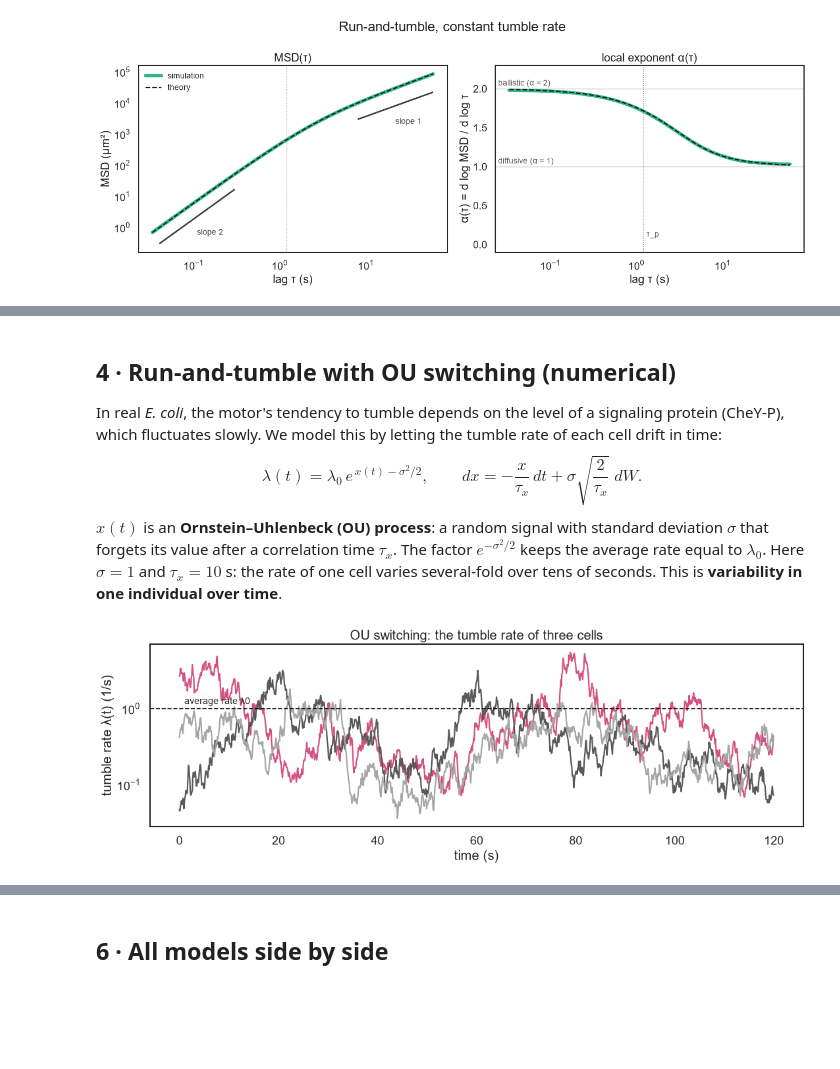
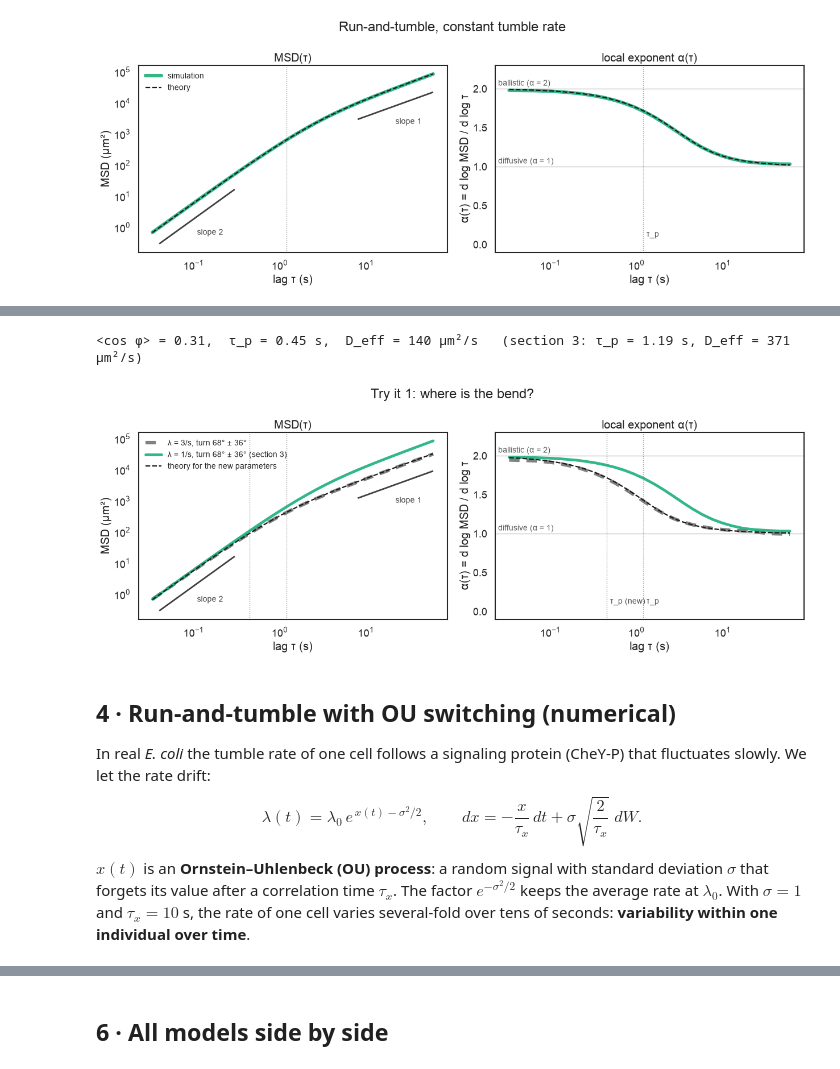
Before and after one commit to emonetlab/random_walk, a Jupyter notebook: notebooks/NB2_msd.ipynb, the cells around one changed output, grey strips where cells are left out. Drawn from its saved outputs; the diff is of its cells as text; code cells hidden in the pictures; blank space fills up the shorter version.

```diff
--- a/notebooks/NB2_msd.ipynb
+++ b/notebooks/NB2_msd.ipynb
@@ -135,25 +133,23 @@ plotting.msd_figure([(TAU, msd_rt, STYLE["run_tumble"], "simulation")],
+# %%
+LAM_TRY = 3.0            # 🔧 tumble rate (1/s). Try 0.3 and 3
+TURN_TRY = (68.0, 36.0)  # 🔧 turn angle: mean and standard deviation (degrees). Try (180, 10): a reversal
+# %%
+cos_try = sim.turn_angle_cos(TURN_TRY)
+tau_p_try = 1 / (LAM_TRY * (1 - cos_try) + DR)
+print(f"<cos φ> = {cos_try:.2f},  τ_p = {tau_p_try:.2f} s,  D_eff = {V**2 * tau_p_try / 2:.0f} µm²/s   (section 3: τ_p = {TAU_P:.2f} s, D_eff = {D_EFF:.0f} µm²/s)")
+msd_try = an.msd_many(lambda: sim.simulate_run_tumble(BATCH, T, FPS, rng, **dict(SWIM, run_rate=LAM_TRY, turn_angle=TURN_TRY))[0], LAGS, 3)
+plotting.msd_figure([(TAU, msd_try, GRAY, f"λ = {LAM_TRY:g}/s, turn {TURN_TRY[0]:g}° ± {TURN_TRY[1]:g}°"),
+                     (TAU, msd_rt, STYLE["run_tumble"], f"λ = {LAM:g}/s, turn {TURN[0]:g}° ± {TURN[1]:g}° (section 3)")],
+                    theory=[(TAU_FINE, an.msd_persistent(TAU_FINE, V, tau_p_try), "theory for the new parameters")],
+                    vlines=[(tau_p_try, "τ_p (new)"), (TAU_P, "τ_p")], slopes=[(2, 0.04, 0.3), (1, 8, 60)],
+                    title="Try it 1: where is the bend?")
+# %% [output]
+<cos φ> = 0.31,  τ_p = 0.45 s,  D_eff = 140 µm²/s   (section 3: τ_p = 1.19 s, D_eff = 371 µm²/s)
+[figure, added]
 # %% [markdown]
 ## 4 · Run-and-tumble with OU switching (numerical)
 
-In real *E. coli*, the motor's tendency to tumble depends on the level of a signaling protein (CheY-P), which fluctuates slowly. We model this by letting the tumble rate of each cell drift in time:
+In real *E. coli* the tumble rate of one cell follows a signaling protein (CheY-P) that fluctuates slowly. We let the rate drift:
 $$\lambda(t)=\lambda_0\,e^{\,x(t)-\sigma^2/2},\qquad dx=-\frac{x}{\tau_x}\,dt+\sigma\sqrt{\frac{2}{\tau_x}}\;dW .$$
-$x(t)$ is an **Ornstein–Uhlenbeck (OU) process**: a random signal with standard deviation $\sigma$ that forgets its value after a correlation time $\tau_x$. The factor $e^{-\sigma^2/2}$ keeps the average rate equal to $\lambda_0$. Here $\sigma=1$ and $\tau_x=10$ s: the rate of one cell varies several-fold over tens of seconds. This is **variability in one individual over time**.
+$x(t)$ is an **Ornstein–Uhlenbeck (OU) process**: a random signal with standard deviation $\sigma$ that forgets its value after a correlation time $\tau_x$. The factor $e^{-\sigma^2/2}$ keeps the average rate at $\lambda_0$. With $\sigma=1$ and $\tau_x=10$ s, the rate of one cell varies several-fold over tens of seconds: **variability within one individual over time**.
-# %%
-# the tumble rate of three cells over 120 s
-t_ou = np.arange(0, 120, 0.1)
-x = np.zeros((3, len(t_ou)))
-x[:, 0] = OU_SIGMA * rng.standard_normal(3)
-a = np.exp(-0.1 / OU_TAU)
-for i in range(1, len(t_ou)):
-    x[:, i] = a * x[:, i - 1] + OU_SIGMA * np.sqrt(1 - a**2) * rng.standard_normal(3)
-
-fig, ax = plt.subplots(figsize=(16, 4.5))
-for xi, c in zip(x, [COLORS["ou"], "0.35", "0.65"]):
-    ax.semilogy(t_ou, LAM * np.exp(xi - OU_SIGMA**2 / 2), color=c, lw=2)
-ax.axhline(LAM, color="k", ls="--", lw=1.5)
-ax.text(1, LAM * 1.15, "average rate λ0", fontsize="x-small")
-ax.set(xlabel="time (s)", ylabel="tumble rate λ(t) (1/s)", title="OU switching: the tumble rate of three cells")
-plt.show()
-# %% [output]
-[figure, removed]
 # %% [markdown]
```
Also changed, not shown: parts of 24 cells of this notebook.
